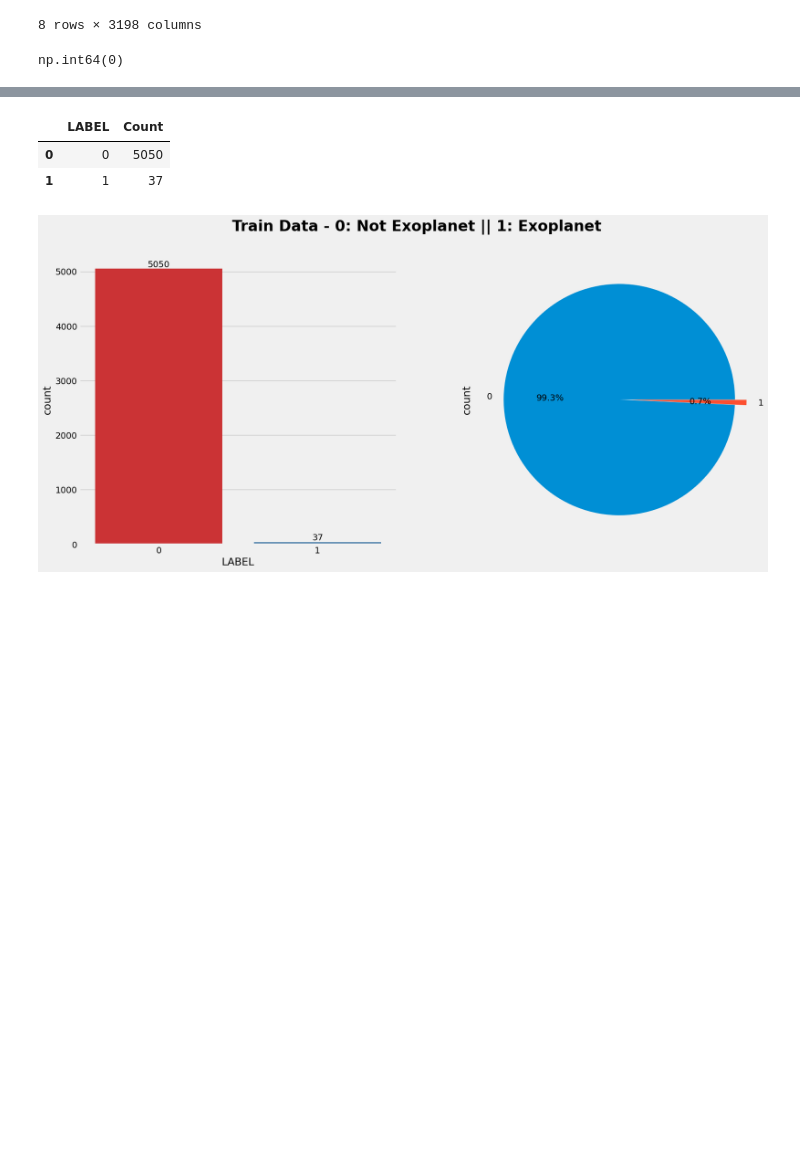
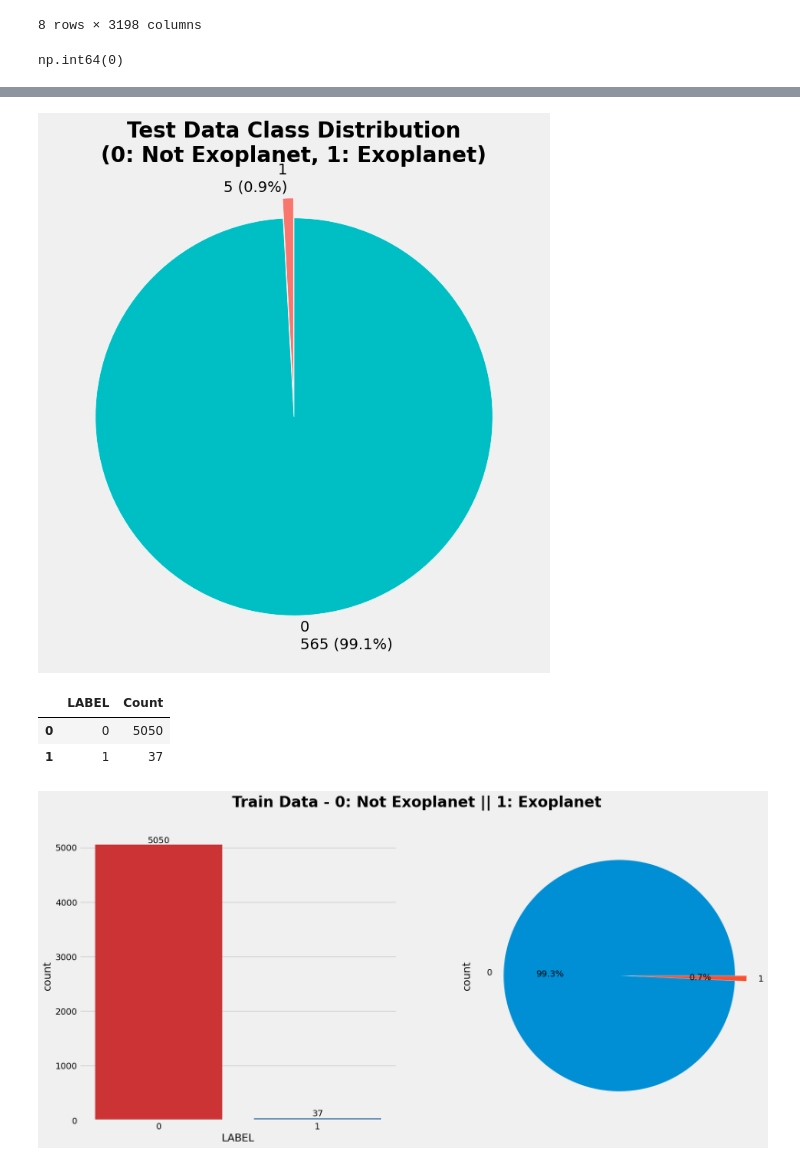
Before and after one commit to adethe/Exoplanet-Detection-CS539-Project, a Jupyter notebook: Amit/EDA.ipynb, the cells around one changed output, grey strips where cells are left out. Saved outputs shown, nothing was run; the diff lists cells and outputs as text; code cells hidden in the pictures; blank space fills up the shorter version.

```diff
--- a/Amit/EDA.ipynb
+++ b/Amit/EDA.ipynb
@@ -48,3 +135,32 @@ np.int64(0)
+# %%
+fig, ax = plt.subplots(figsize=(8,8))
+
+# Get counts
+class_counts = test_data['LABEL'].value_counts().sort_index()
+total = class_counts.sum()
+
+# Pretty color palette
+colors = ['#00BFC4', '#F8766D']  # Teal and Orange (professional + clean)
+
+# Labels: show number and percentage together
+labels = [f'{label}\n{count} ({(count/total*100):.1f}%)' for label, count in zip(class_counts.index, class_counts)]
+
+# Plot pie chart
+ax.pie(class_counts,
+       labels=labels,
+       colors=colors,
+       explode=[0, 0.1],  # Small explode for exoplanet slice
+       autopct=None,      # We handle custom labels manually
+       startangle=90,
+       counterclock=False,
+       wedgeprops={'edgecolor': 'white'})
+
+# Title
+ax.set_title('Test Data Class Distribution\n(0: Not Exoplanet, 1: Exoplanet)', fontsize=20, fontweight='bold')
+
+plt.show()
+# %% [output]
+[figure, added]
 # %%
 fig, ax = plt.subplots(1, 2, figsize=(18,8))
 sns.countplot(x = 'LABEL', data=train_data, palette = "Set1", ax = ax[0])
```
Also changed, not shown: parts of 3 cells of this notebook.
